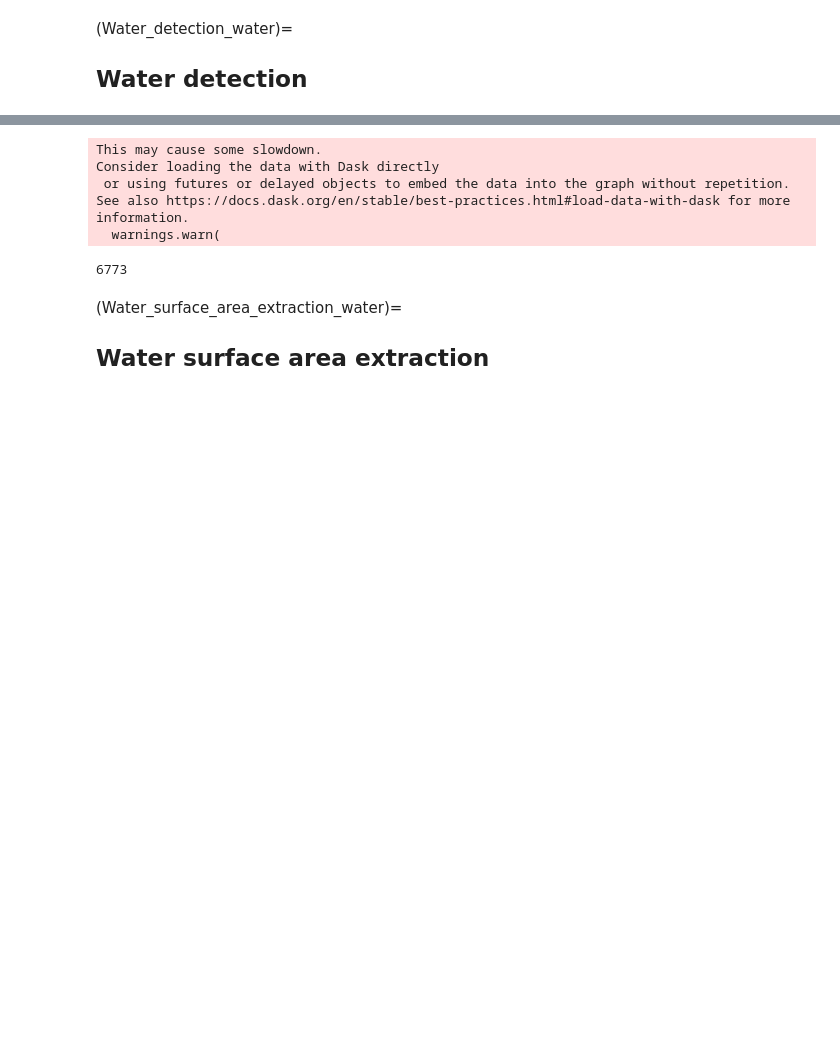
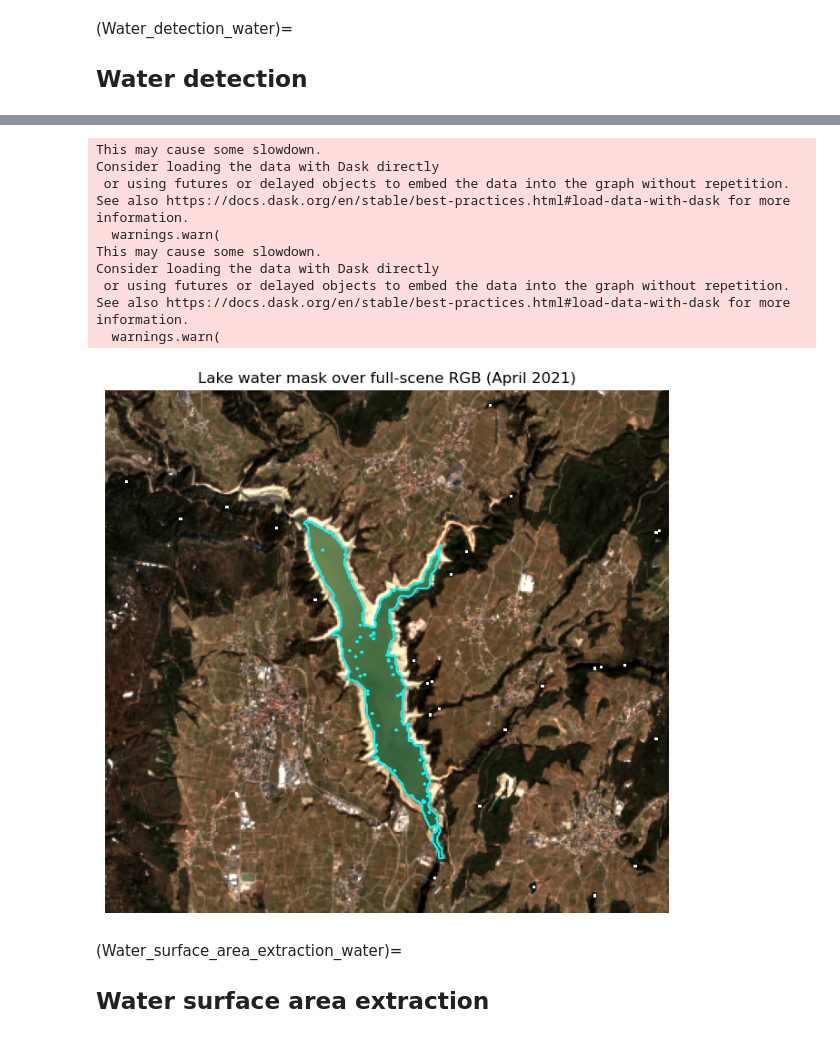
Before and after one commit to tinaok/eopf-sample-notebooks, a Jupyter notebook: notebooks/Sentinel-2/water_level_timeseries.ipynb, the cells around one changed output, grey strips where cells are left out. Saved outputs shown, nothing was run; the diff lists cells and outputs as text; code cells hidden in the pictures; blank space fills up the shorter version.

```diff
--- a/notebooks/Sentinel-2/water_level_timeseries.ipynb
+++ b/notebooks/Sentinel-2/water_level_timeseries.ipynb
@@ -535,3 +456,56 @@ See also https://docs.dask.org/en/stable/best-practices.html#load-data-with-dask
+# %%
+target_time = "2021-04"
+
+datacube_full_rgb = datacube.sel(time=target_time, method="nearest")[
+    ["b04", "b03", "b02"]
+].to_dataarray("band")
+datacube_full_rgb = datacube_full_rgb.assign_coords(band=["red", "green", "blue"])
+
+vmin, vmax = 0, 0.25
+rgb_scaled_full = (datacube_full_rgb - vmin) / (vmax - vmin)
+rgb_scaled_full = rgb_scaled_full.clip(0, 1)
+rgb_img_full = rgb_scaled_full.transpose("y", "x", "band").values
+
+water_mask = water_masks.sel(time=target_time, method="nearest").values
+
+fig, ax = plt.subplots(figsize=(8, 8))
+ax.imshow(
+    rgb_img_full,
+    extent=[
+        float(datacube_full_rgb.x.min()),
+        float(datacube_full_rgb.x.max()),
+        float(datacube_full_rgb.y.min()),
+        float(datacube_full_rgb.y.max()),
+    ],
+)
+
+x_vals = np.linspace(float(rgb.x.min()), float(rgb.x.max()), water_mask.shape[1])
+y_vals = np.linspace(float(rgb.y.max()), float(rgb.y.min()), water_mask.shape[0])
+
+contours = measure.find_contours(water_mask, 0.5)
+for contour in contours:
+    ax.plot(
+        np.interp(contour[:, 1], np.arange(len(x_vals)), x_vals),
+        np.interp(contour[:, 0], np.arange(len(y_vals)), y_vals),
+        color="cyan",
+        linewidth=1.5,
+    )
+
+ax.set_title("Lake water mask over full-scene RGB (April 2021)")
+ax.axis("off")
+plt.show()
+# %% [output]
+This may cause some slowdown.
+Consider loading the data with Dask directly
+ or using futures or delayed objects to embed the data into the graph without repetition.
+See also https://docs.dask.org/en/stable/best-practices.html#load-data-with-dask for more information.
+  warnings.warn(
+This may cause some slowdown.
+Consider loading the data with Dask directly
+ or using futures or delayed objects to embed the data into the graph without repetition.
+See also https://docs.dask.org/en/stable/best-practices.html#load-data-with-dask for more information.
+  warnings.warn(
+[figure, added]
 # %%
 lake_masked = []
 
@@ -553,14 +527,6 @@ for t in range(len(datacube_clear.time)):
     lake_masked.append(wm_clipped)
 
 water_masks_clipped = xr.concat(lake_masked, dim="time")
-print((water_masks_clipped == 1).sum(dim=("y", "x")).isel(time=0).values)
-# %% [output]
-This may cause some slowdown.
-Consider loading the data with Dask directly
- or using futures or delayed objects to embed the data into the graph without repetition.
-See also https://docs.dask.org/en/stable/best-practices.html#load-data-with-dask for more information.
-  warnings.warn(
-6773
 # %%
 water_fraction = water_masks_clipped.sum(dim=("y", "x")) / (
     water_masks_clipped.notnull().sum(dim=("y", "x"))
```
Also changed, not shown: parts of 10 cells of this notebook.
